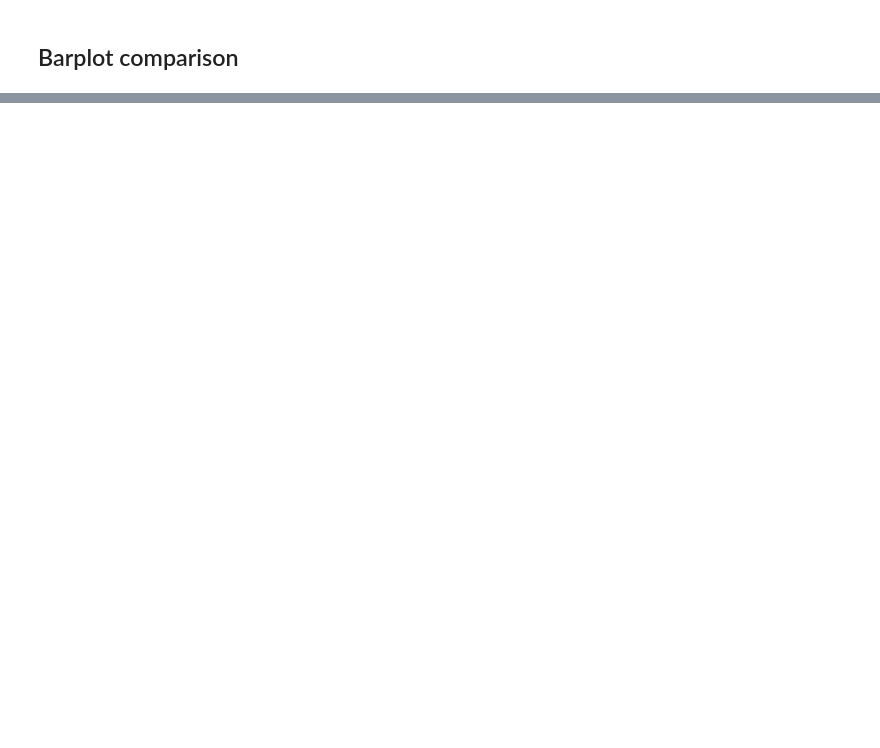
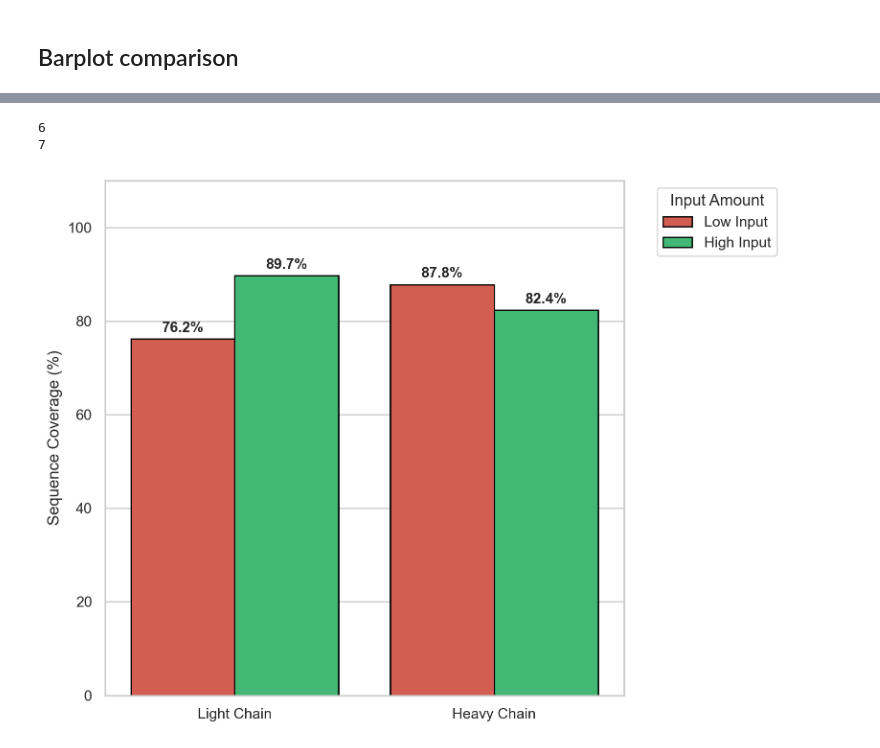
Before and after one commit to Multiomics-Analytics-Group/InstaNexus, a Jupyter notebook: docs/source/tutorials/case_studies/bsa_low_high_input.ipynb, the cells around one changed output, grey strips where cells are left out. Cells and saved outputs as stored; diff of their text form; code cells hidden in the pictures; blank space fills up the shorter version.

```diff
--- a/docs/source/tutorials/case_studies/bsa_low_high_input.ipynb
+++ b/docs/source/tutorials/case_studies/bsa_low_high_input.ipynb
@@ -236,0 +327,6 @@ plt.show()
+# %%
+print(len(mapped_scaffolds_high))
+print(len(mapped_scaffolds_low))
+# %% [output]
+6
+7
@@ -236,0 +353,49 @@ plt.show()
+# %%
+data = []
+
+for (chain, input_type), file_path in files_map.items():
+    try:
+        with open(file_path, 'r') as f:
+            stats = json.load(f)
+            coverage_pct = stats['coverage'] * 100
+            data.append({
+                'Chain': chain,
+                'Input': input_type,
+                'Coverage': coverage_pct
+            })
+    except FileNotFoundError:
+        print(f"File not found: {file_path}")
+        data.append({'Chain': chain, 'Input': input_type, 'Coverage': 0})
+# %%
+df_plot = pd.DataFrame(data)
+
+sns.set_theme(style="whitegrid")
+plt.figure(figsize=(8, 6))
+
+custom_palette = {'Low Input': '#e74c3c', 'High Input': '#2ecc71'}
+
+ax = sns.barplot(
+    data=df_plot,
+    x='Chain',
+    y='Coverage',
+    hue='Input',
+    palette=custom_palette,
+    edgecolor="black",
+    linewidth=1
+)
+
+plt.ylabel('Sequence Coverage (%)', fontsize=12)
+plt.xlabel('')
+plt.ylim(0, 110)
+
+for container in ax.containers:
+    ax.bar_label(container, fmt='%.1f%%',
+    padding=3, fontsize=11, fontweight='bold')
+
+plt.legend(title='Input Amount', bbox_to_anchor=(1.05, 1), loc='upper left')
+
+plt.tight_layout()
+plt.savefig(os.path.join(base_folder, "scaffolds_coverage_barplot.svg"), format='svg', bbox_inches='tight')
+plt.show()
+# %% [output]
+[figure, added]
```
Also changed, not shown: parts of 23 cells of this notebook, 6 other files.
